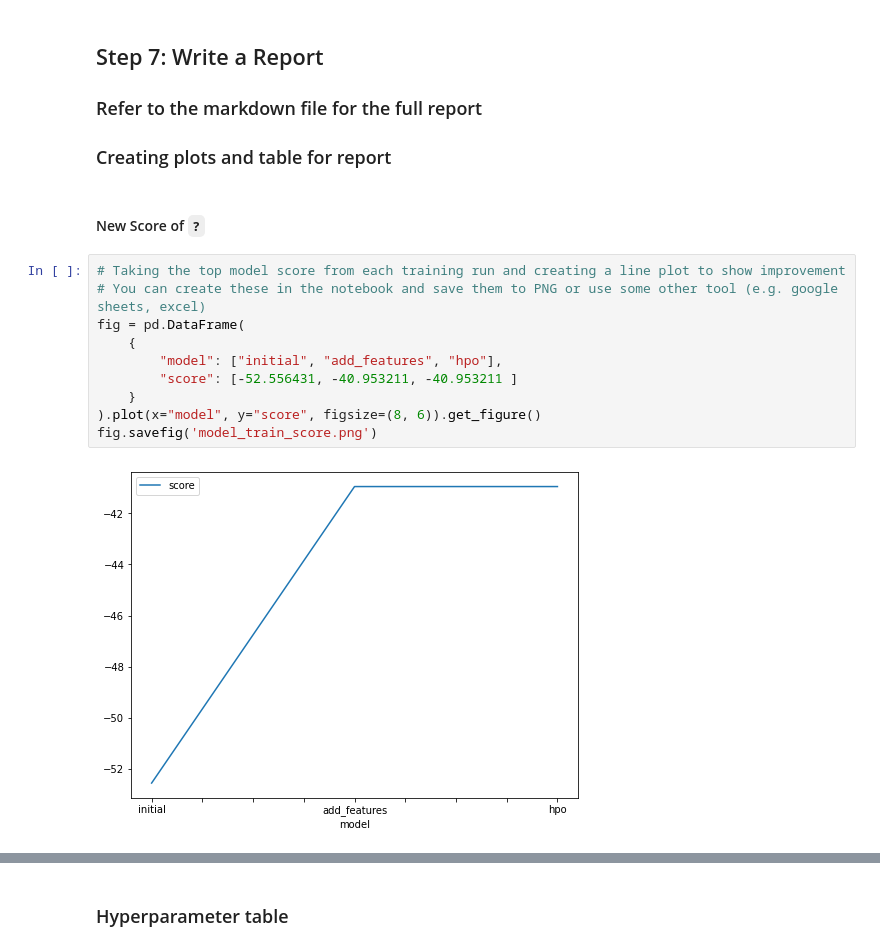
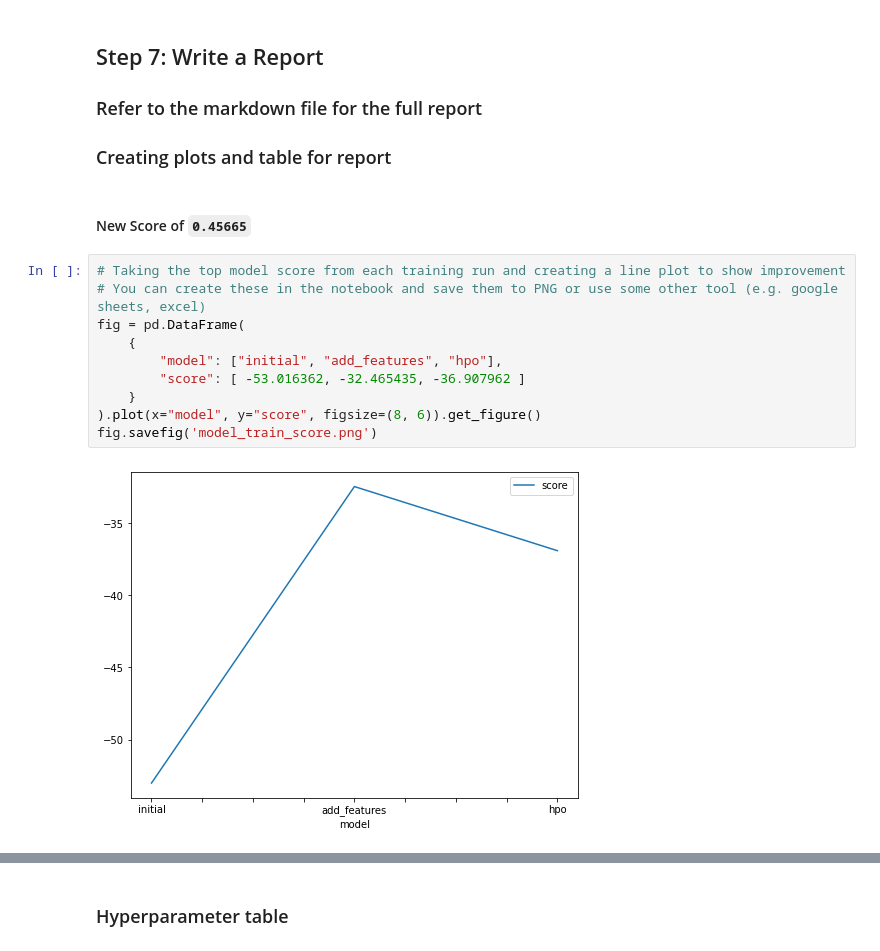
Before and after one commit to Bryanf20/aws-udacity-project-1, a Jupyter notebook: project/project-template.ipynb, the cells around one changed output, grey strips where cells are left out. Drawn from its saved outputs; the diff is of its cells as text.

```diff
--- a/project/project-template.ipynb
+++ b/project/project-template.ipynb
@@ -577,19 +625,19 @@ submission.csv               2023-01-04 11:21:34  first raw submission
 ### Refer to the markdown file for the full report
 ### Creating plots and table for report
 # %% [markdown]
-#### New Score of `?`
+#### New Score of `0.45665`
 # %%
 # Taking the top model score from each training run and creating a line plot to show improvement
 # You can create these in the notebook and save them to PNG or use some other tool (e.g. google sheets, excel)
 fig = pd.DataFrame(
     {
         "model": ["initial", "add_features", "hpo"],
-        "score": [-52.556431, -40.953211, -40.953211 ]
+        "score": [ -53.016362, -32.465435, -36.907962 ]
     }
 ).plot(x="model", y="score", figsize=(8, 6)).get_figure()
 fig.savefig('model_train_score.png')
 # %% [output]
-[figure, old version]
+[figure, new version]
 # %%
 # Take the 3 kaggle scores and creating a line plot to show improvement
 fig = pd.DataFrame(
```
Also changed, not shown: parts of 22 cells of this notebook, 4 other files.
